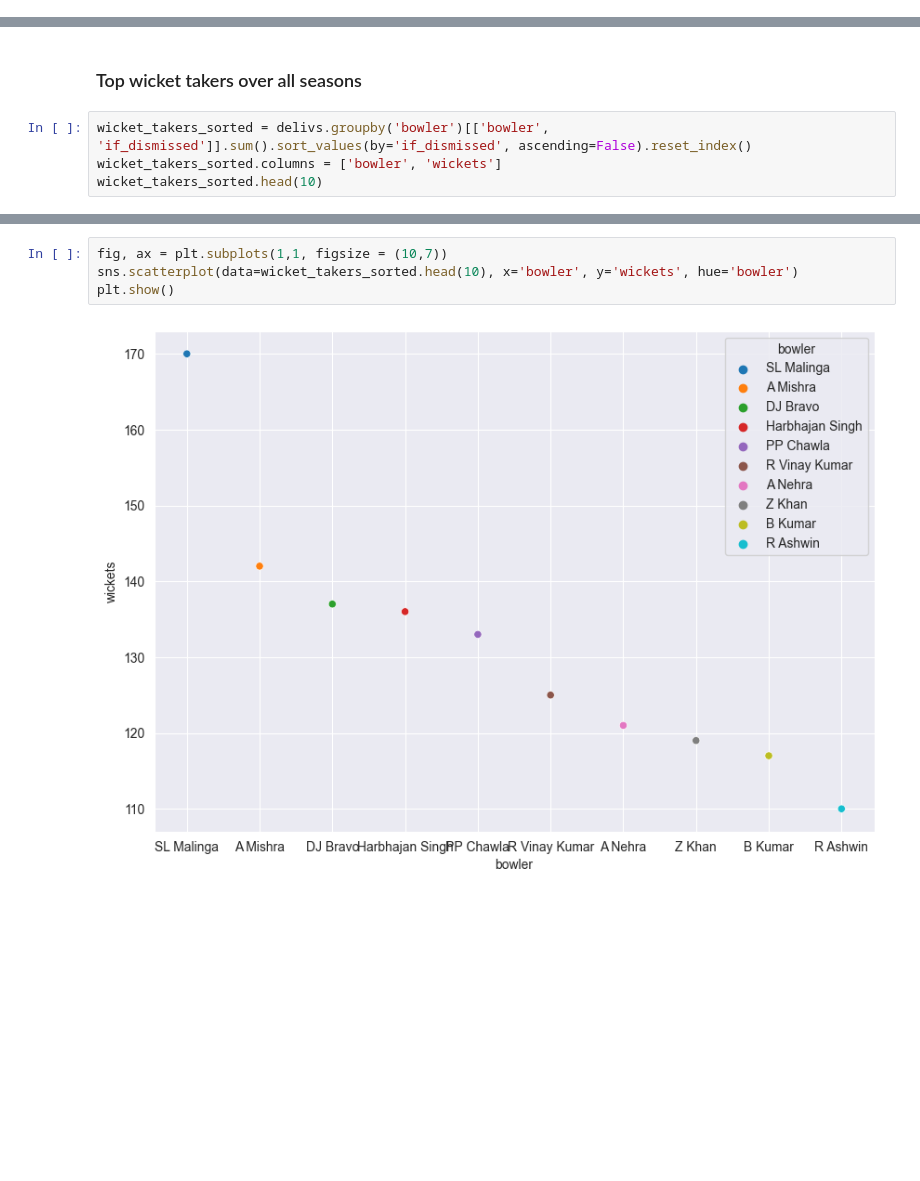
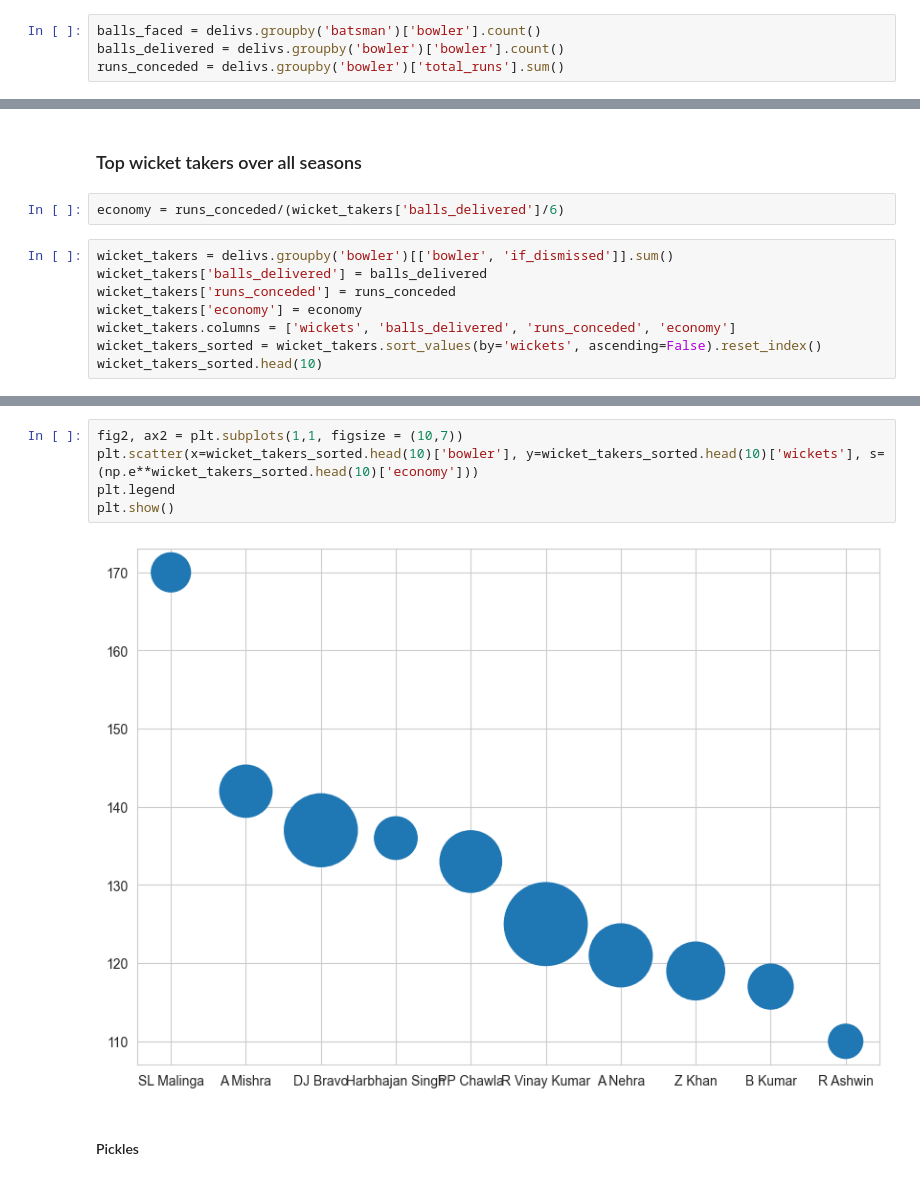
Before and after one commit to ryuukkk/ipl-analysis, a Jupyter notebook: visualisations.ipynb, the cells around one changed output, grey strips where cells are left out. Drawn from its saved outputs; the diff is of its cells as text; blank space fills up the shorter version.

```diff
--- a/visualisations.ipynb
+++ b/visualisations.ipynb
@@ -20,6 +20,10 @@ delivs.head()
 | 3 | 1 | 1 | Sunrisers Hyderabad | Royal Challengers Bangalore | 1 | 4 | DA Warner | S Dhawan | TS Mills | ... |
 | 4 | 1 | 1 | Sunrisers Hyderabad | Royal Challengers Bangalore | 1 | 5 | DA Warner | S Dhawan | TS Mills | ... |
 5 rows × 21 columns
+# %%
+balls_faced = delivs.groupby('batsman')['bowler'].count()
+balls_delivered = delivs.groupby('bowler')['bowler'].count()
+runs_conceded = delivs.groupby('bowler')['total_runs'].sum()
 # %%
 matches.head()
 # %% [output]
@@ -72,8 +92,14 @@ delivs['if_dismissed'].value_counts()
 Name: if_dismissed, dtype: int64
 # %% [markdown]
 <h3>Top wicket takers over all seasons</h3>
+# %%
+economy = runs_conceded/(wicket_takers['balls_delivered']/6)
 # %%
-wicket_takers_sorted = delivs.groupby('bowler')[['bowler', 'if_dismissed']].sum().sort_values(by='if_dismissed', ascending=False).reset_index()
-wicket_takers_sorted.columns = ['bowler', 'wickets']
+wicket_takers = delivs.groupby('bowler')[['bowler', 'if_dismissed']].sum()
+wicket_takers['balls_delivered'] = balls_delivered
+wicket_takers['runs_conceded'] = runs_conceded
+wicket_takers['economy'] = economy
+wicket_takers.columns = ['wickets', 'balls_delivered', 'runs_conceded', 'economy']
+wicket_takers_sorted = wicket_takers.sort_values(by='wickets', ascending=False).reset_index()
 wicket_takers_sorted.head(10)
 # %% [output]
@@ -91,6 +117,9 @@ wicket_takers_sorted.head(10)
 # %%
-fig, ax = plt.subplots(1,1, figsize = (10,7))
-sns.scatterplot(data=wicket_takers_sorted.head(10), x='bowler', y='wickets', hue='bowler')
+fig2, ax2 = plt.subplots(1,1, figsize = (10,7))
+plt.scatter(x=wicket_takers_sorted.head(10)['bowler'], y=wicket_takers_sorted.head(10)['wickets'], s=(np.e**wicket_takers_sorted.head(10)['economy']))
+plt.legend
 plt.show()
 # %% [output]
-[figure, old version]
+[figure, new version]
+# %% [markdown]
+<h4>Pickles</h4>
```
Also changed, not shown: parts of 9 cells of this notebook, 4 other files.
